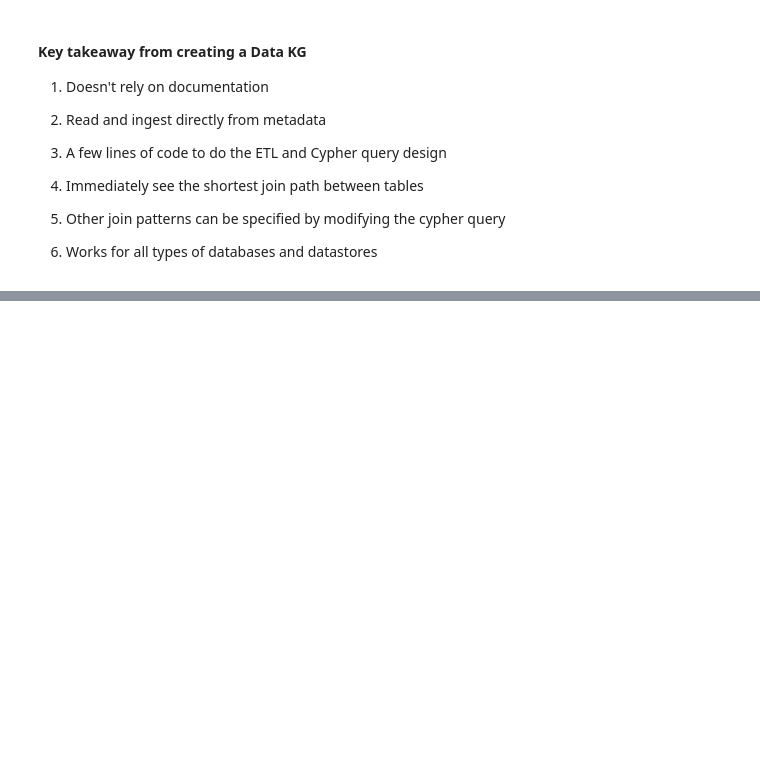
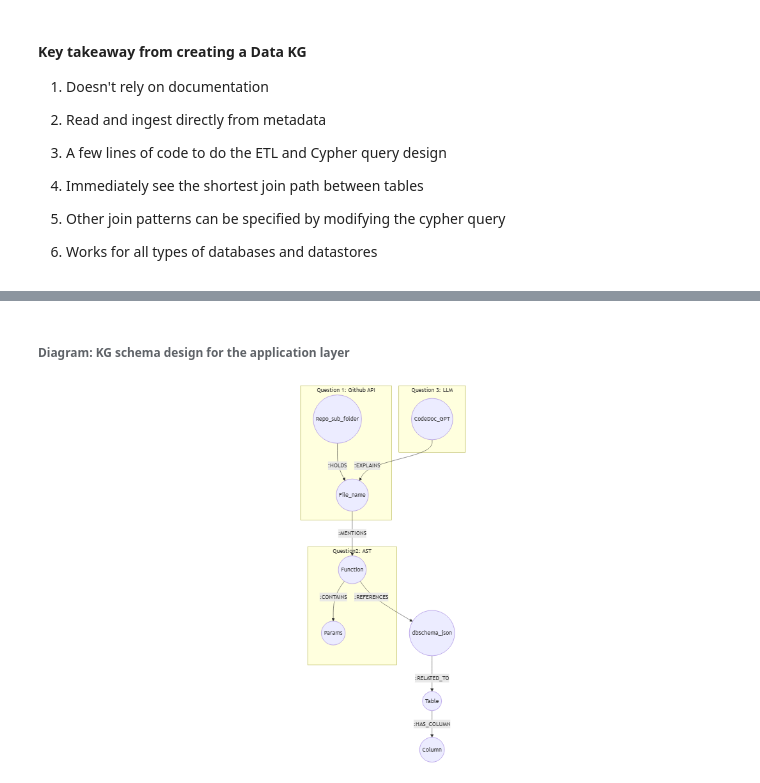
Before and after one commit to georgejaymcmc/AICampKGTalk, a Jupyter notebook: AICampKGTalk.ipynb, the cells around one changed output, grey strips where cells are left out. Saved outputs shown, nothing was run; the diff lists cells and outputs as text; code cells hidden in the pictures; blank space fills up the shorter version.

```diff
--- a/AICampKGTalk.ipynb
+++ b/AICampKGTalk.ipynb
@@ -1007,0 +1047,12 @@ Image(filename=png_path)
+# %% [markdown]
+###### Diagram: KG schema design for the application layer
+# %%
+from IPython.display import Image
+
+# Specify the path to your PNG file
+png_path = r"Diagrams\PNG\appCodeSchemaDesign.png"
+
+# Display the PNG file
+Image(filename=png_path)
+# %% [output]
+[figure, added]
```
Also changed, not shown: parts of 3 cells of this notebook.
